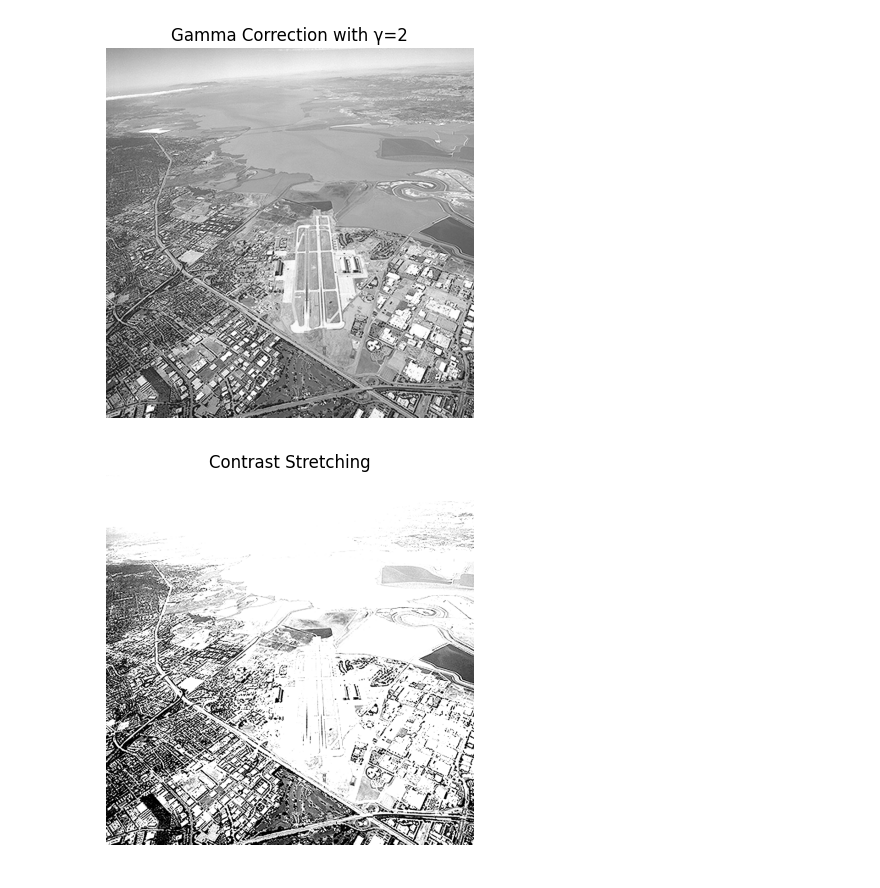
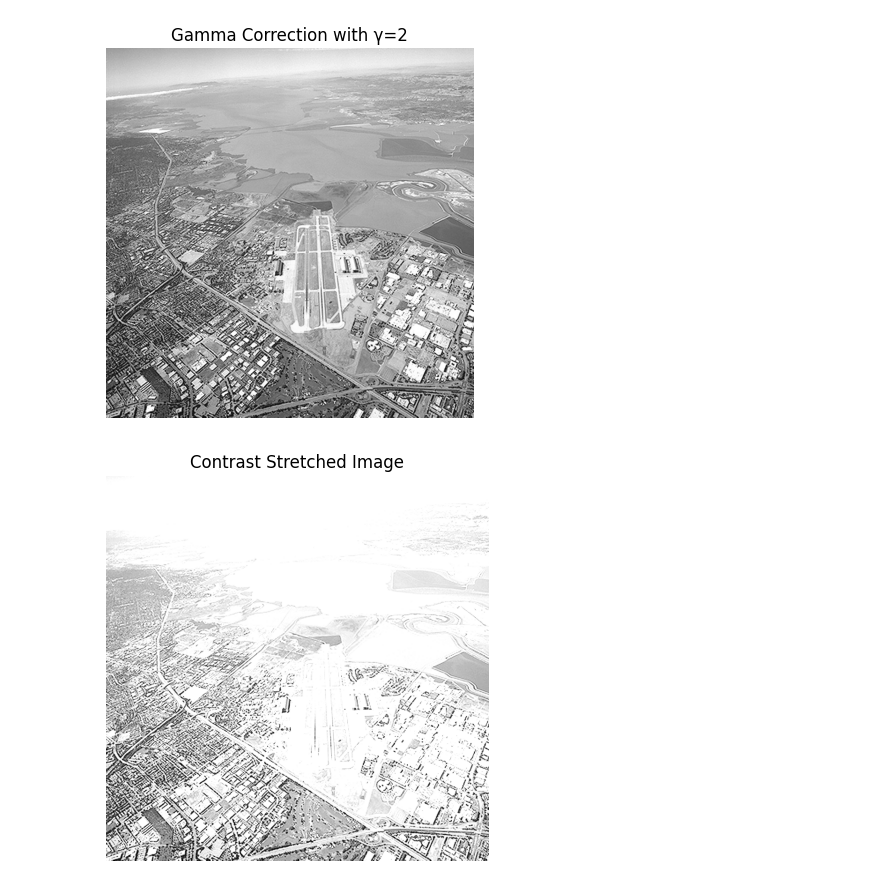
Before and after one commit to Thriyashi/258824R_A01, a Jupyter notebook: Question 1.ipynb, the cells around one changed output. Cells and saved outputs as stored; diff of their text form; code cells hidden in the pictures.

Commit message:
Contrast strechting commit 1

```diff
--- a/Question 1.ipynb
+++ b/Question 1.ipynb
@@ -36,26 +36,39 @@ plt.axis('off')
 plt.show()
 # %% [output]
 [figure]
-# %%
-#Contrast stretching
-
-import cv2 as cv
-import numpy as np
-import matplotlib.pyplot as plt
-
-f = cv.imread('runway.png')
-assert f is not None, "Image not found"
-
-r1, r2 = 140, 200
-
-# Apply piecewise transformation
-t = np.zeros_like(f)
-t[f <= r1] = 0
-t[(f > r1) & (f < r2)] = ((f[(f > r1) & (f < r2)] - r1) / (r2 - r1)) * 255
-t[f >= r2] = 255
-plt.imshow(t)
-plt.title('Contrast Stretching')
-plt.axis('off')
-plt.show()
-# %% [output]
-[figure, removed]
+# %%
+#Contrast stretching with r1=0.2 and r2=0.8
+
+import cv2 as cv
+import numpy as np
+import matplotlib.pyplot as plt
+
+f = cv.imread('runway.png')
+assert f is not None, "Image not found"
+
+# Normalize image to [0,1]
+img_norm = f / 255.0
+
+# Define r1 and r2
+r1 = 0.2
+r2 = 0.8
+
+# Apply piecewise transformation
+s = np.zeros_like(img_norm)
+
+# Apply conditions
+s[img_norm < r1] = 0
+s[img_norm > r2] = 1
+mask = (img_norm >= r1) & (img_norm <= r2)
+s[mask] = (img_norm[mask] - r1) / (r2 - r1)
+
+# Convert back to [0,255]
+s_out = (s * 255).astype(np.uint8)
+
+plt.title("Contrast Stretched Image")
+plt.imshow(s_out, cmap='gray')
+plt.axis('off')
+
+plt.show()
+# %% [output]
+[figure, added]
```
